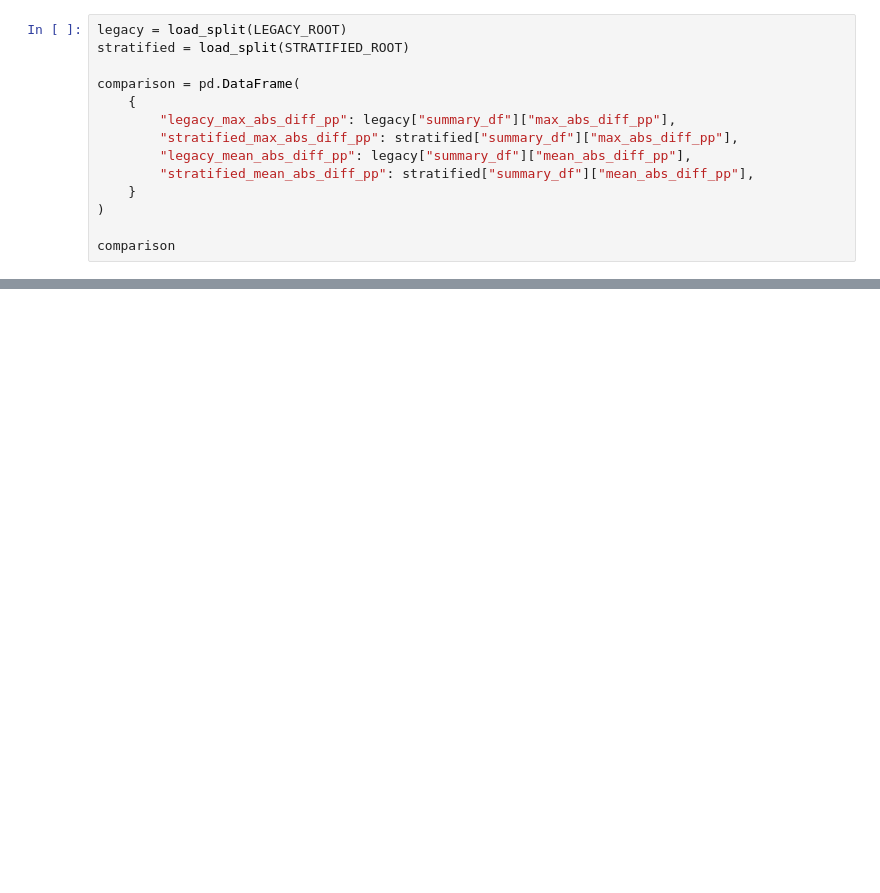
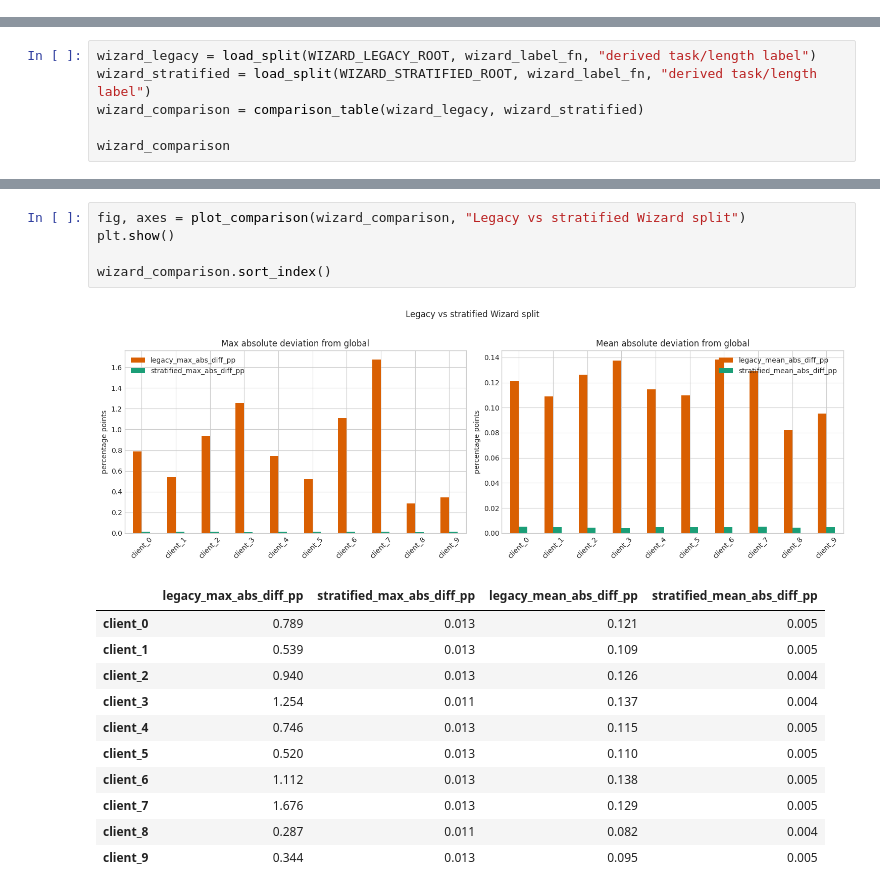
Before and after one commit to trantrieuvy/FederatedLLM, a Jupyter notebook: dolly_client_distribution.ipynb, the cells around one changed output, grey strips where cells are left out. Cells and saved outputs as stored; diff of their text form; blank space fills up the shorter version.

```diff
--- a/dolly_client_distribution.ipynb
+++ b/dolly_client_distribution.ipynb
@@ -86,14 +29,0 @@ def plot_split(split, title: str):
-# %%
-legacy = load_split(LEGACY_ROOT)
-stratified = load_split(STRATIFIED_ROOT)
-
-comparison = pd.DataFrame(
-    {
-        "legacy_max_abs_diff_pp": legacy["summary_df"]["max_abs_diff_pp"],
-        "stratified_max_abs_diff_pp": stratified["summary_df"]["max_abs_diff_pp"],
-        "legacy_mean_abs_diff_pp": legacy["summary_df"]["mean_abs_diff_pp"],
-        "stratified_mean_abs_diff_pp": stratified["summary_df"]["mean_abs_diff_pp"],
-    }
-)
-
-comparison
@@ -174,0 +238,6 @@ comparison.sort_index()
+# %%
+wizard_legacy = load_split(WIZARD_LEGACY_ROOT, wizard_label_fn, "derived task/length label")
+wizard_stratified = load_split(WIZARD_STRATIFIED_ROOT, wizard_label_fn, "derived task/length label")
+wizard_comparison = comparison_table(wizard_legacy, wizard_stratified)
+
+wizard_comparison
@@ -174,0 +278,18 @@ comparison.sort_index()
+# %%
+fig, axes = plot_comparison(wizard_comparison, "Legacy vs stratified Wizard split")
+plt.show()
+
+wizard_comparison.sort_index()
+# %% [output]
+[figure, added]
+|  | legacy_max_abs_diff_pp | stratified_max_abs_diff_pp | legacy_mean_abs_diff_pp | stratified_mean_abs_diff_pp |
+| client_0 | 0.789 | 0.013 | 0.121 | 0.005 |
+| client_1 | 0.539 | 0.013 | 0.109 | 0.005 |
+| client_2 | 0.940 | 0.013 | 0.126 | 0.004 |
+| client_3 | 1.254 | 0.011 | 0.137 | 0.004 |
+| client_4 | 0.746 | 0.013 | 0.115 | 0.005 |
+| client_5 | 0.520 | 0.013 | 0.110 | 0.005 |
+| client_6 | 1.112 | 0.013 | 0.138 | 0.005 |
+| client_7 | 1.676 | 0.013 | 0.129 | 0.005 |
+| client_8 | 0.287 | 0.011 | 0.082 | 0.004 |
+| client_9 | 0.344 | 0.013 | 0.095 | 0.005 |
```
Also changed, not shown: parts of 12 cells of this notebook, 32 other files.
